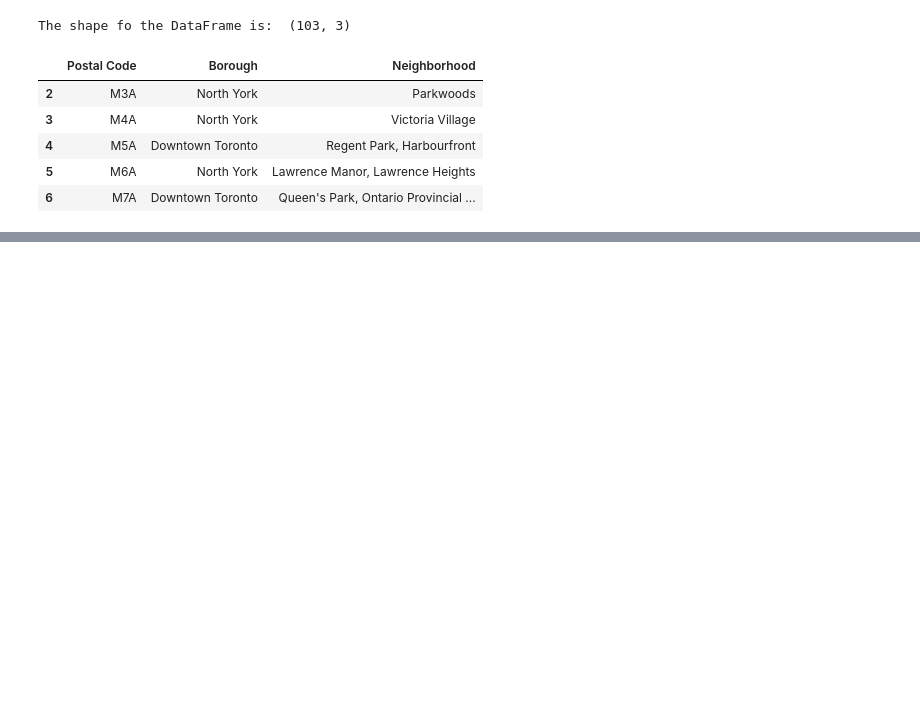
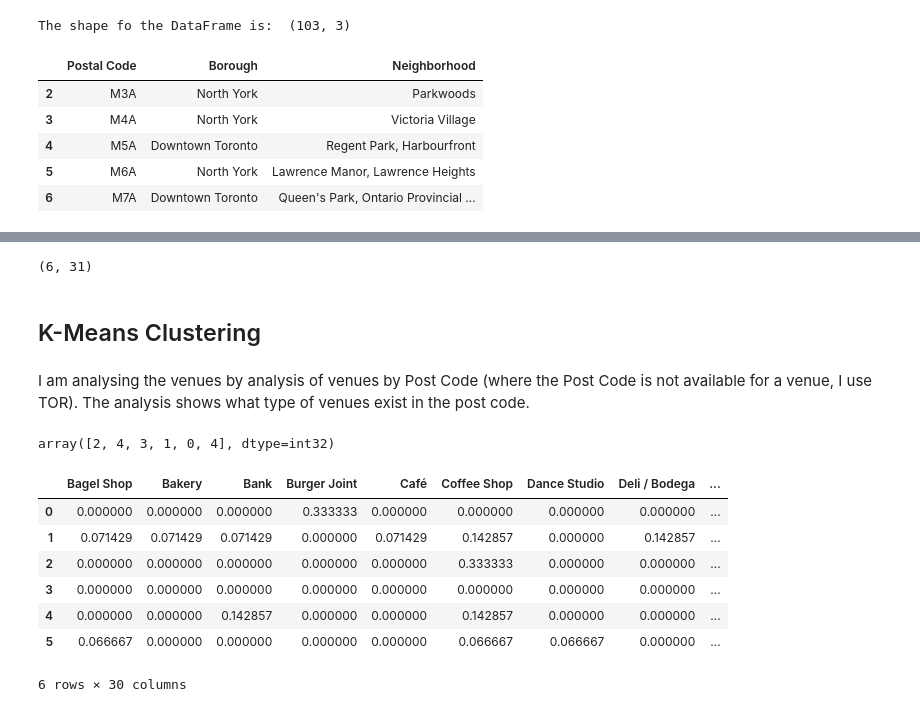
Before and after one commit to AlmaPeters/Coursera_Capstone, a Jupyter notebook: Capstone Project.ipynb, the cells around one changed output, grey strips where cells are left out. Saved outputs shown, nothing was run; the diff lists cells and outputs as text; code cells hidden in the pictures; blank space fills up the shorter version.

Commit message:
Published from Watson Studio.

```diff
--- a/Capstone Project.ipynb
+++ b/Capstone Project.ipynb
@@ -86,0 +307,2 @@ The shape fo the DataFrame is:  (103, 3)
+# %%
+venues = response.json()['response']['groups'][0]['items']
@@ -86,0 +428,9 @@ The shape fo the DataFrame is:  (103, 3)
+# %%
+toronto_grouped = toronto_onehot.groupby('Postal Code').mean().reset_index()
+toronto_grouped.shape
+# %% [output]
+(6, 31)
+# %% [markdown]
+## K-Means Clustering
+# %% [markdown]
+I am analysing the venues by analysis of venues by Post Code (where the Post Code is not available for a venue, I use TOR). The analysis shows what type of venues exist in the post code.
@@ -86,0 +439,24 @@ The shape fo the DataFrame is:  (103, 3)
+# %%
+# set number of clusters
+kclusters = 5
+
+toronto_grouped_clustering = toronto_grouped.drop('Postal Code', 1)
+
+# run k-means clustering
+kmeans = KMeans(n_clusters=kclusters, random_state=0).fit(toronto_grouped_clustering)
+
+# check cluster labels generated for each row in the dataframe
+kmeans.labels_
+# %% [output]
+array([2, 4, 3, 1, 0, 4], dtype=int32)
+# %%
+toronto_grouped_clustering
+# %% [output]
+|  | Bagel Shop | Bakery | Bank | Burger Joint | Café | Coffee Shop | Dance Studio | Deli / Bodega | ... |
+| 0 | 0.000000 | 0.000000 | 0.000000 | 0.333333 | 0.000000 | 0.000000 | 0.000000 | 0.000000 | ... |
+| 1 | 0.071429 | 0.071429 | 0.071429 | 0.000000 | 0.071429 | 0.142857 | 0.000000 | 0.142857 | ... |
+| 2 | 0.000000 | 0.000000 | 0.000000 | 0.000000 | 0.000000 | 0.333333 | 0.000000 | 0.000000 | ... |
+| 3 | 0.000000 | 0.000000 | 0.000000 | 0.000000 | 0.000000 | 0.000000 | 0.000000 | 0.000000 | ... |
+| 4 | 0.000000 | 0.000000 | 0.142857 | 0.000000 | 0.000000 | 0.142857 | 0.000000 | 0.000000 | ... |
+| 5 | 0.066667 | 0.000000 | 0.000000 | 0.000000 | 0.000000 | 0.066667 | 0.066667 | 0.000000 | ... |
+6 rows × 30 columns
```
Also changed, not shown: parts of 43 cells of this notebook.
